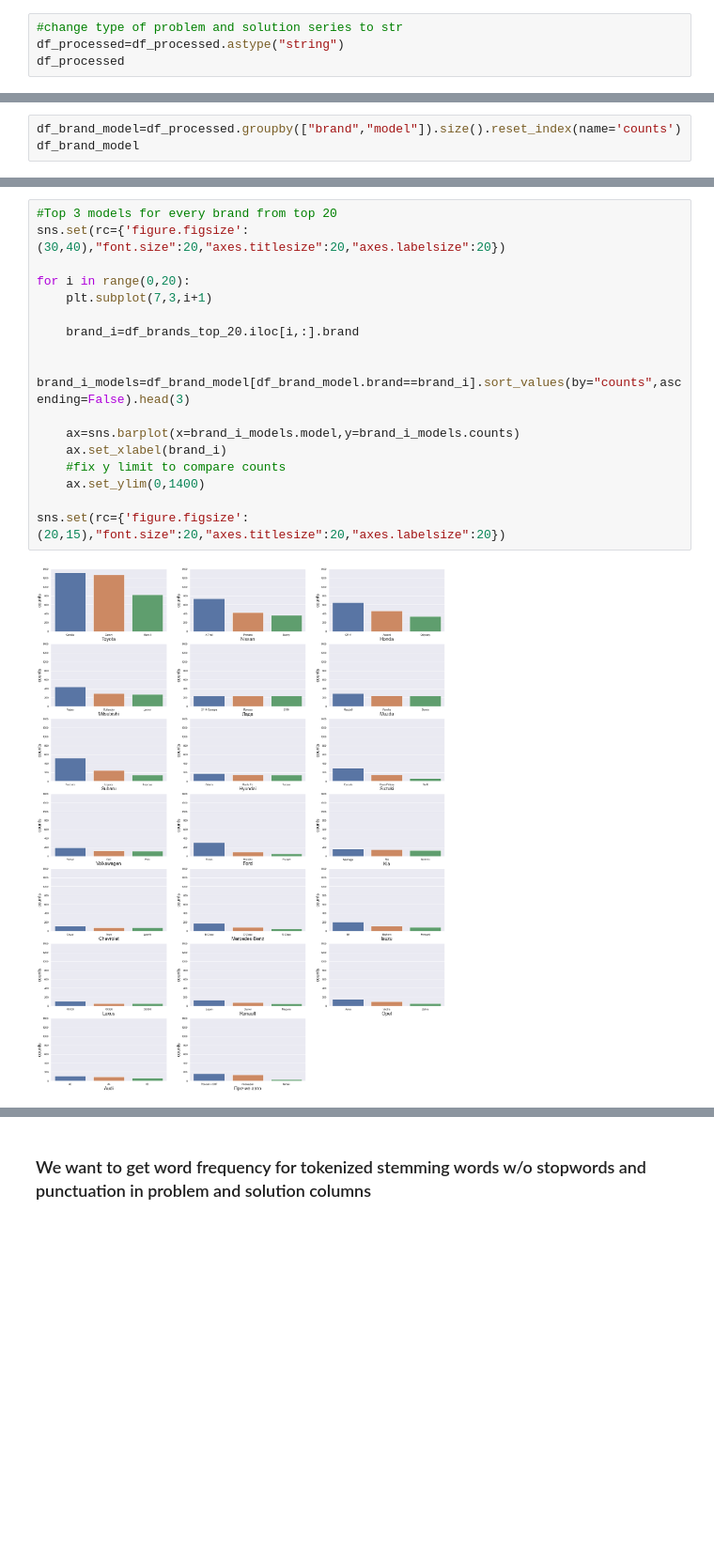
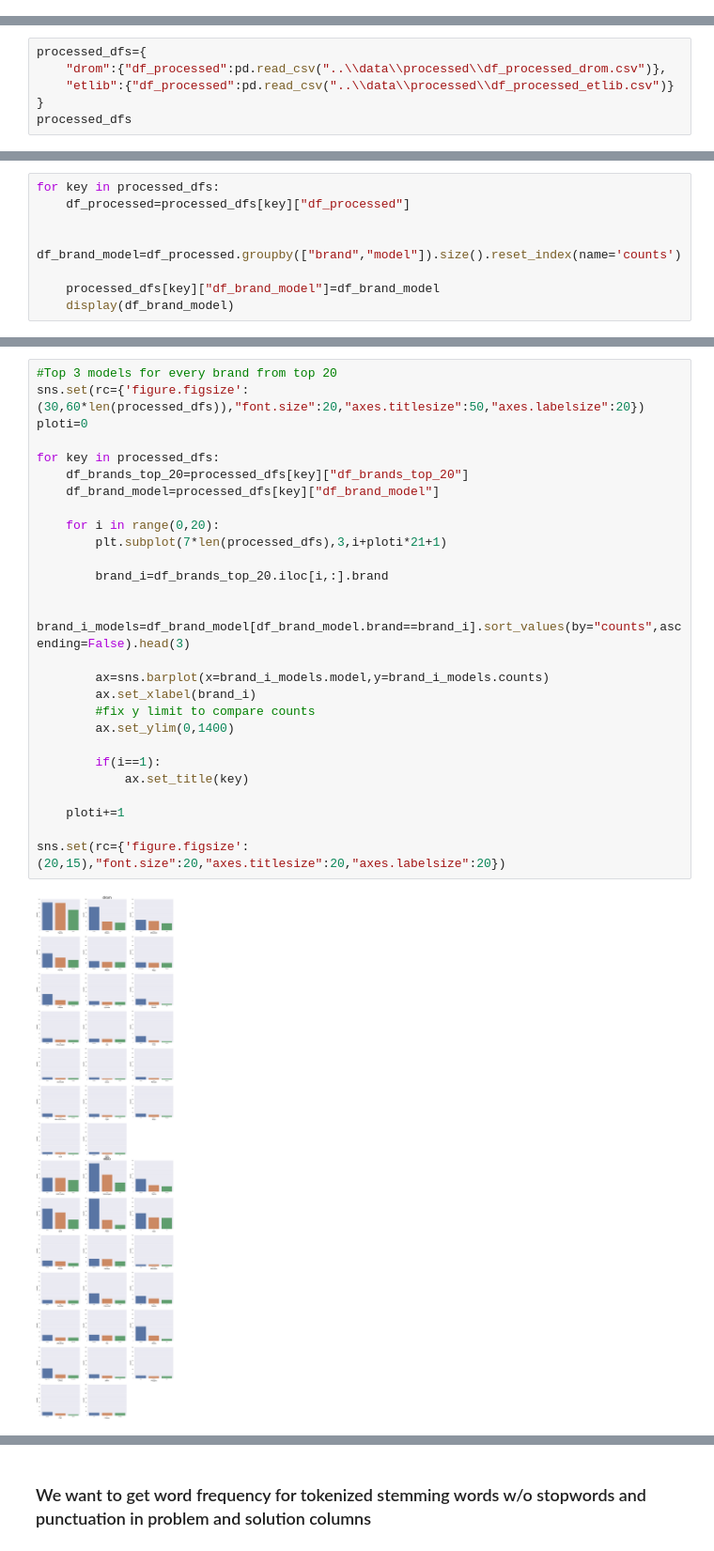
Before and after one commit to Saier00/ChatBotForDrivers, a Jupyter notebook: notebooks/1.0-obd-initial-data-exploration.ipynb, the cells around one changed output, grey strips where cells are left out. Shown at 94% size. Cells and saved outputs as stored; diff of their text form; blank space fills up the shorter version.

```diff
--- a/notebooks/1.0-obd-initial-data-exploration.ipynb
+++ b/notebooks/1.0-obd-initial-data-exploration.ipynb
@@ -169,4 +21,0 @@ df_processed
-# %%
-#change type of problem and solution series to str
-df_processed=df_processed.astype("string")
-df_processed
@@ -249,0 +22,6 @@ dtype: object
+# %%
+processed_dfs={
+    "drom":{"df_processed":pd.read_csv("..\\data\\processed\\df_processed_drom.csv")},
+    "etlib":{"df_processed":pd.read_csv("..\\data\\processed\\df_processed_etlib.csv")}
+}
+processed_dfs
@@ -389,6 +340,11 @@ sns.barplot(x=df_years_top_20.year,y=df_years_top_20.counts)
 # %%
-df_brand_model=df_processed.groupby(["brand","model"]).size().reset_index(name='counts')
-df_brand_model
+for key in processed_dfs:
+    df_processed=processed_dfs[key]["df_processed"]
+
+    df_brand_model=df_processed.groupby(["brand","model"]).size().reset_index(name='counts')
+
+    processed_dfs[key]["df_brand_model"]=df_brand_model
+    display(df_brand_model)
 # %% [output]
 |  | brand | model | counts |
 | 0 | Acura | CL | 1 |
@@ -406,20 +375,30 @@ df_brand_model
 # %%
 #Top 3 models for every brand from top 20
-sns.set(rc={'figure.figsize':(30,40),"font.size":20,"axes.titlesize":20,"axes.labelsize":20})
+sns.set(rc={'figure.figsize':(30,60*len(processed_dfs)),"font.size":20,"axes.titlesize":50,"axes.labelsize":20})
+ploti=0
 
-for i in range(0,20):
-    plt.subplot(7,3,i+1)
+for key in processed_dfs:
+    df_brands_top_20=processed_dfs[key]["df_brands_top_20"]
+    df_brand_model=processed_dfs[key]["df_brand_model"]
 
-    brand_i=df_brands_top_20.iloc[i,:].brand
+    for i in range(0,20):
+        plt.subplot(7*len(processed_dfs),3,i+ploti*21+1)
 
-    brand_i_models=df_brand_model[df_brand_model.brand==brand_i].sort_values(by="counts",ascending=False).head(3)
+        brand_i=df_brands_top_20.iloc[i,:].brand
 
-    ax=sns.barplot(x=brand_i_models.model,y=brand_i_models.counts)
-    ax.set_xlabel(brand_i)
-    #fix y limit to compare counts
-    ax.set_ylim(0,1400)
+        brand_i_models=df_brand_model[df_brand_model.brand==brand_i].sort_values(by="counts",ascending=False).head(3)
+
+        ax=sns.barplot(x=brand_i_models.model,y=brand_i_models.counts)
+        ax.set_xlabel(brand_i)
+        #fix y limit to compare counts
+        ax.set_ylim(0,1400)
+
+        if(i==1):
+            ax.set_title(key)
+
+    ploti+=1
 
 sns.set(rc={'figure.figsize':(20,15),"font.size":20,"axes.titlesize":20,"axes.labelsize":20})
 # %% [output]
-[figure, old version]
+[figure, new version]
 # %%
```
Also changed, not shown: parts of 33 cells of this notebook, 4 other files.
